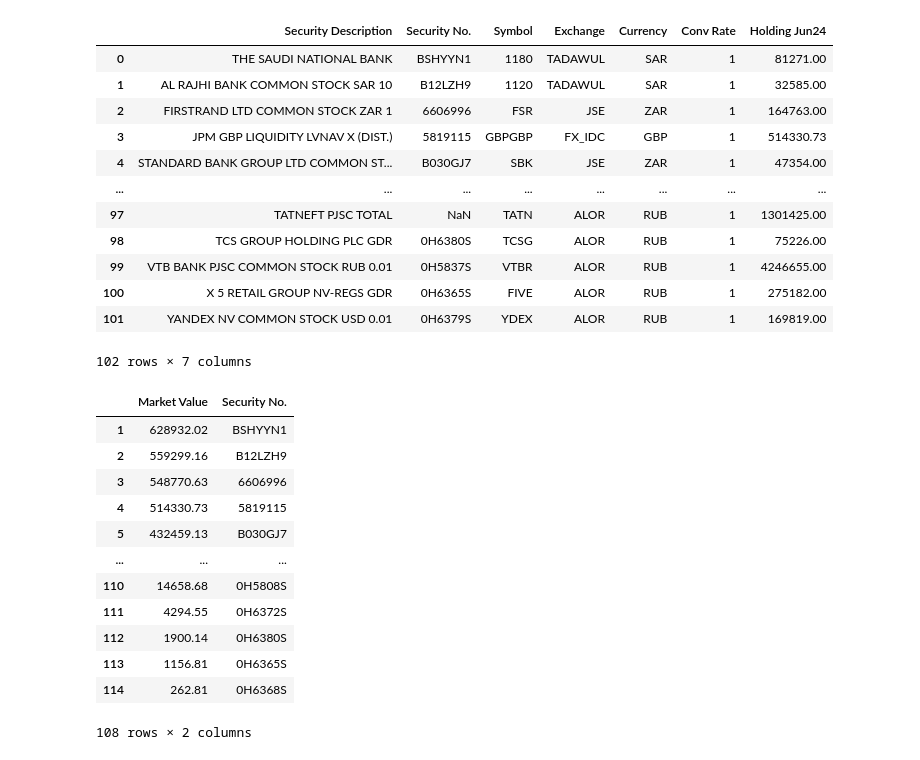
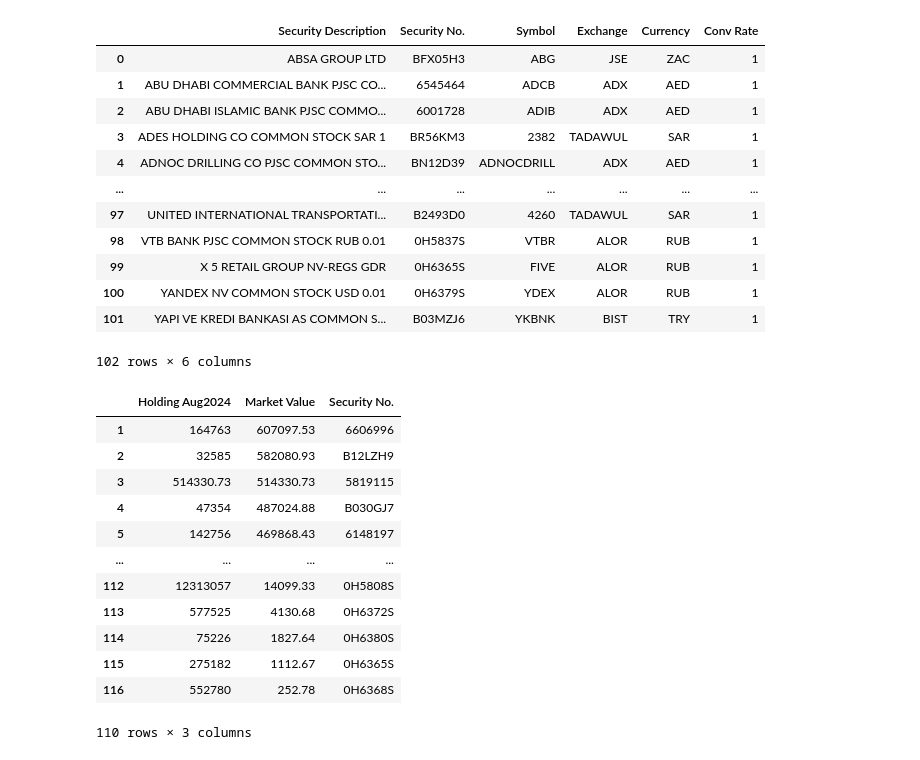
Before and after one commit to CraigCarey/FinanceDump, a Jupyter notebook: jema/jema_check_symbols.ipynb, the cells around one changed output. Drawn from its saved outputs; the diff is of its cells as text; code cells hidden in the pictures.

```diff
--- a/jema/jema_check_symbols.ipynb
+++ b/jema/jema_check_symbols.ipynb
@@ -15,41 +19,43 @@ jun24_sp_col = 'SP Jun24 lc'
 today_sp_col = 'SP Today lc'
 # %%
-jema_symbols = pd.read_csv('./jema_may_jun24_symbols.csv').dropna(subset=[symbol_col])
+jema_symbols = pd.read_csv('./jema_symbols_exchanges.csv').dropna(subset=[symbol_col])
 # jema_symbols[holding_col] = jema_symbols[holding_col].str.replace(',', '').astype(float)
 jema_symbols.reset_index(inplace=True, drop=True)
 jema_symbols
 # %% [output]
-|  | Security Description | Security No. | Symbol | Exchange | Currency | Conv Rate | Holding Jun24 |
-| 0 | THE SAUDI NATIONAL BANK | BSHYYN1 | 1180 | TADAWUL | SAR | 1 | 81271.00 |
-| 1 | AL RAJHI BANK COMMON STOCK SAR 10 | B12LZH9 | 1120 | TADAWUL | SAR | 1 | 32585.00 |
-| 2 | FIRSTRAND LTD COMMON STOCK ZAR 1 | 6606996 | FSR | JSE | ZAR | 1 | 164763.00 |
-| 3 | JPM GBP LIQUIDITY LVNAV X (DIST.) | 5819115 | GBPGBP | FX_IDC | GBP | 1 | 514330.73 |
-| 4 | STANDARD BANK GROUP LTD COMMON ST... | B030GJ7 | SBK | JSE | ZAR | 1 | 47354.00 |
-| ... | ... | ... | ... | ... | ... | ... | ... |
-| 97 | TATNEFT PJSC TOTAL | NaN | TATN | ALOR | RUB | 1 | 1301425.00 |
-| 98 | TCS GROUP HOLDING PLC GDR | 0H6380S | TCSG | ALOR | RUB | 1 | 75226.00 |
-| 99 | VTB BANK PJSC COMMON STOCK RUB 0.01 | 0H5837S | VTBR | ALOR | RUB | 1 | 4246655.00 |
-| 100 | X 5 RETAIL GROUP NV-REGS GDR | 0H6365S | FIVE | ALOR | RUB | 1 | 275182.00 |
-| 101 | YANDEX NV COMMON STOCK USD 0.01 | 0H6379S | YDEX | ALOR | RUB | 1 | 169819.00 |
+|  | Security Description | Security No. | Symbol | Exchange | Currency | Conv Rate |
+| 0 | ABSA GROUP LTD | BFX05H3 | ABG | JSE | ZAC | 1 |
+| 1 | ABU DHABI COMMERCIAL BANK PJSC CO... | 6545464 | ADCB | ADX | AED | 1 |
+| 2 | ABU DHABI ISLAMIC BANK PJSC COMMO... | 6001728 | ADIB | ADX | AED | 1 |
+| 3 | ADES HOLDING CO COMMON STOCK SAR 1 | BR56KM3 | 2382 | TADAWUL | SAR | 1 |
+| 4 | ADNOC DRILLING CO PJSC COMMON STO... | BN12D39 | ADNOCDRILL | ADX | AED | 1 |
+| ... | ... | ... | ... | ... | ... | ... |
+| 97 | UNITED INTERNATIONAL TRANSPORTATI... | B2493D0 | 4260 | TADAWUL | SAR | 1 |
+| 98 | VTB BANK PJSC COMMON STOCK RUB 0.01 | 0H5837S | VTBR | ALOR | RUB | 1 |
+| 99 | X 5 RETAIL GROUP NV-REGS GDR | 0H6365S | FIVE | ALOR | RUB | 1 |
+| 100 | YANDEX NV COMMON STOCK USD 0.01 | 0H6379S | YDEX | ALOR | RUB | 1 |
+| 101 | YAPI VE KREDI BANKASI AS COMMON S... | B03MZJ6 | YKBNK | BIST | TRY | 1 |
-102 rows × 7 columns
+102 rows × 6 columns
 # %%
-jema_data = pd.read_excel('./jpm-emerging-europe-middle-east-afria-disclosure.xlsx', sheet_name='June 2024', skiprows=9, usecols=range(5))
+month_sheet = f"August {year}"
+jema_data = pd.read_excel('./jpm-emerging-europe-middle-east-afria-disclosure.xlsx', sheet_name=month_sheet, skiprows=9, usecols=range(5))
 jema_data = jema_data.dropna()
-jema_data = jema_data.drop(columns=[description_col, 'Holding', percent_col])
+jema_data = jema_data.drop(columns=[description_col, percent_col])
+jema_data = jema_data.rename(columns={'Holding': holding_col})
 jema_data[value_col] = jema_data[value_col].astype(float)
 jema_data
 # %% [output]
-|  | Market Value | Security No. |
-| 1 | 628932.02 | BSHYYN1 |
-| 2 | 559299.16 | B12LZH9 |
-| 3 | 548770.63 | 6606996 |
-| 4 | 514330.73 | 5819115 |
-| 5 | 432459.13 | B030GJ7 |
-| ... | ... | ... |
-| 110 | 14658.68 | 0H5808S |
-| 111 | 4294.55 | 0H6372S |
-| 112 | 1900.14 | 0H6380S |
-| 113 | 1156.81 | 0H6365S |
-| 114 | 262.81 | 0H6368S |
+|  | Holding Aug2024 | Market Value | Security No. |
+| 1 | 164763 | 607097.53 | 6606996 |
+| 2 | 32585 | 582080.93 | B12LZH9 |
+| 3 | 514330.73 | 514330.73 | 5819115 |
+| 4 | 47354 | 487024.88 | B030GJ7 |
+| 5 | 142756 | 469868.43 | 6148197 |
+| ... | ... | ... | ... |
+| 112 | 12313057 | 14099.33 | 0H5808S |
+| 113 | 577525 | 4130.68 | 0H6372S |
+| 114 | 75226 | 1827.64 | 0H6380S |
+| 115 | 275182 | 1112.67 | 0H6365S |
+| 116 | 552780 | 252.78 | 0H6368S |
-108 rows × 2 columns
+110 rows × 3 columns
 # %%
```
Also changed, not shown: parts of 17 cells of this notebook, 4 other files.
